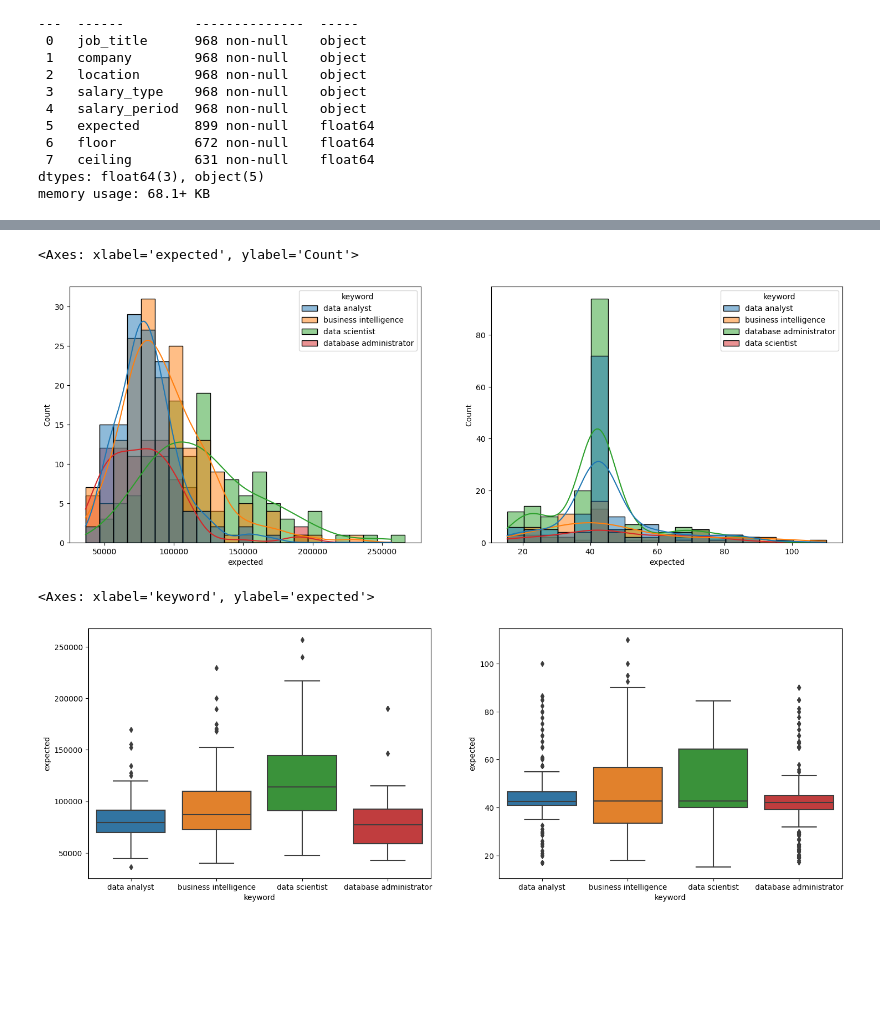
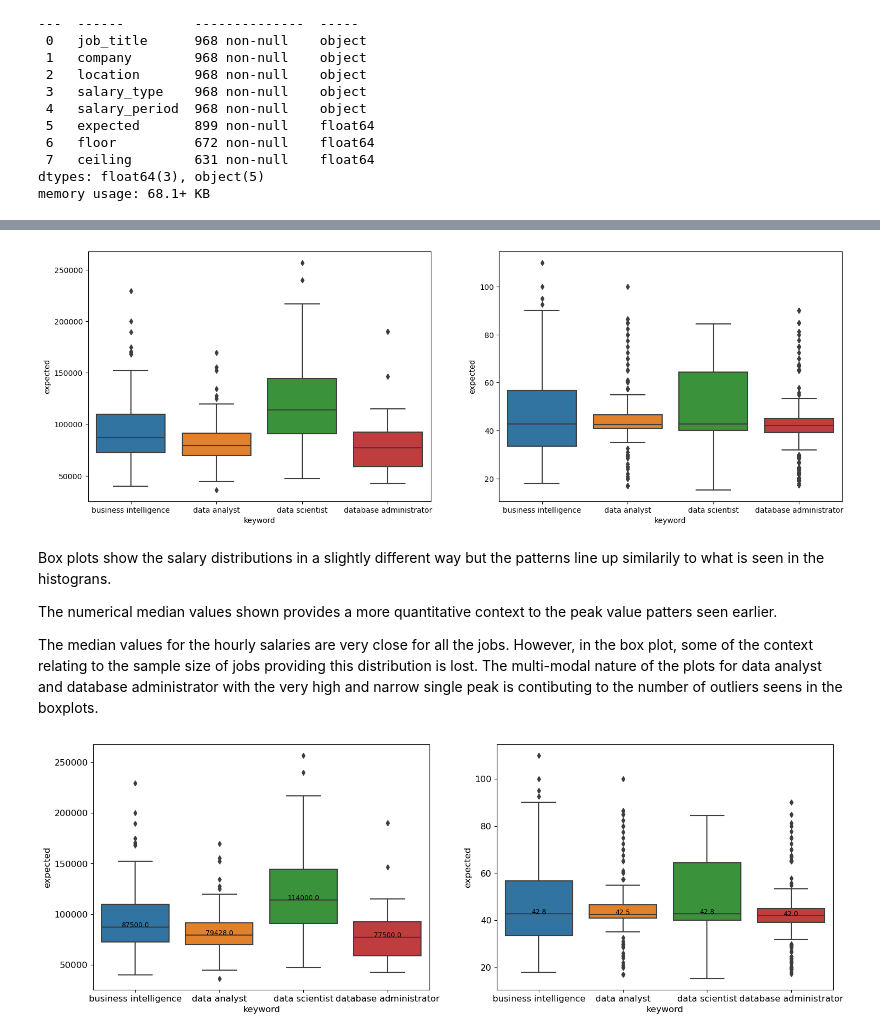
Before and after one commit to pkrishen/Data-Job-Analysis, a Jupyter notebook: Job_Data_Analysis.ipynb, the cells around one changed output, grey strips where cells are left out. Saved outputs shown, nothing was run; the diff lists cells and outputs as text; code cells hidden in the pictures; blank space fills up the shorter version.

```diff
--- a/Job_Data_Analysis.ipynb
+++ b/Job_Data_Analysis.ipynb
@@ -280,22 +354,28 @@ jobs_salaries_keywords_yearly = jobs_salaries_keywords[jobs_salaries_keywords['s
 # %%
-fig, axes = plt.subplots(1,2, figsize = (18,6))
+fig, axes = plt.subplots(1,2, figsize=(18,6))
 
-sns.histplot(
-    data = jobs_salaries_keywords[jobs_salaries_keywords['salary_period']=='yearly'], x='expected', hue = 'keyword', kde = True, binwidth = 10000, ax=axes[0])
+sns.boxplot(data = jobs_salaries_keywords[jobs_salaries_keywords['salary_period']=='yearly'].reset_index().sort_values(by = 'keyword'), x='keyword', y='expected', ax=axes[0])
 
-sns.histplot(
-    data = jobs_salaries_keywords[jobs_salaries_keywords['salary_period']=='hourly'], x='expected', hue = 'keyword', kde = True, binwidth = 5, ax=axes[1])
+sns.boxplot(data = jobs_salaries_keywords[jobs_salaries_keywords['salary_period']=='hourly'].reset_index().sort_values(by = 'keyword'), x='keyword', y='expected', ax=axes[1])
+
+plt.show()
 # %% [output]
-<Axes: xlabel='expected', ylabel='Count'>
-[figure, old version]
+[figure, new version]
+# %% [markdown]
+Box plots show the salary distributions in a slightly different way but the patterns line up similarily to what is seen in the histograns.
+
+The numerical median values shown provides a more quantitative context to the peak value patters seen earlier.
+
+The median values for the hourly salaries are very close for all the jobs. However, in the box plot, some of the context relating to the sample size of jobs providing this distribution is lost. The multi-modal nature of the plots for data analyst and database administrator with the very high and narrow single peak is contibuting to the number of outliers seens in the boxplots.
 # %%
 fig, axes = plt.subplots(1,2, figsize=(18,6))
 
-x_order = jobs_salaries_keywords[jobs_salaries_keywords['salary_period']=='yearly'].reset_index()['keyword'].unique()
+sns.boxplot(data = jobs_salaries_keywords[jobs_salaries_keywords['salary_period']=='yearly'].reset_index().sort_values(by = 'keyword'), x='keyword', y='expected', ax=axes[0])
+for index, row in jobs_salaries_keywords[jobs_salaries_keywords['salary_period']=='yearly'].groupby(['keyword'])['expected'].median().reset_index().iterrows():
+    axes[0].text(index, row['expected'], round(row['expected'], 0), color='black', ha="center", fontsize = 9)
 
-sns.boxplot(data = jobs_salaries_keywords[jobs_salaries_keywords['salary_period']=='yearly'].reset_index(), x='keyword', y='expected', ax=axes[0], order=x_order)
-
-sns.boxplot(data = jobs_salaries_keywords[jobs_salaries_keywords['salary_period']=='hourly'].reset_index(), x='keyword', y='expected', ax=axes[1], order=x_order)
+sns.boxplot(data = jobs_salaries_keywords[jobs_salaries_keywords['salary_period']=='hourly'].reset_index().sort_values(by = 'keyword'), x='keyword', y='expected', ax=axes[1])
+for index, row in jobs_salaries_keywords[jobs_salaries_keywords['salary_period']=='hourly'].groupby(['keyword'])['expected'].median().reset_index().iterrows():
+    axes[1].text(index, row['expected'], round(row['expected'], 1), color='black', ha="center", fontsize = 9)
 # %% [output]
-<Axes: xlabel='keyword', ylabel='expected'>
-[figure, old version]
+[figure, new version]
```
Also changed, not shown: parts of 15 cells of this notebook.
